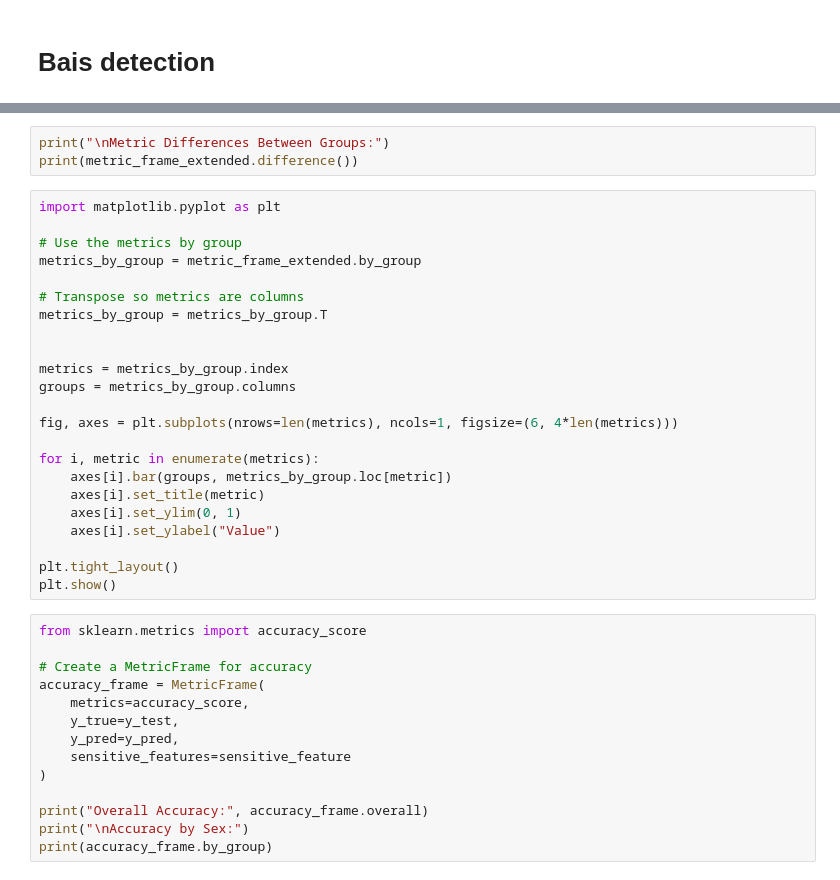
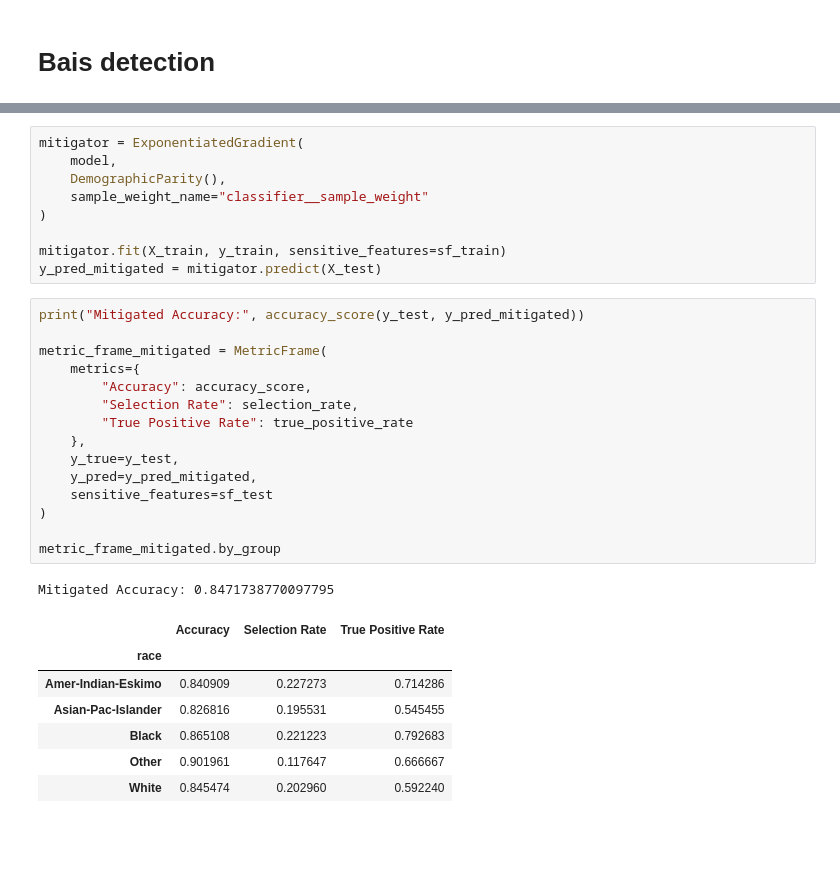
Before and after one commit to mananch1/AI-Ethics-SEM-6-Lab, a Jupyter notebook: ethics-in-ai-lab-1-income-census.ipynb, the cells around one changed output, grey strips where cells are left out. Drawn from its saved outputs; the diff is of its cells as text; blank space fills up the shorter version.

```diff
--- a/ethics-in-ai-lab-1-income-census.ipynb
+++ b/ethics-in-ai-lab-1-income-census.ipynb
@@ -132,40 +153,33 @@ print(metric_frame_extended.by_group)
-# %%
-print("\nMetric Differences Between Groups:")
-print(metric_frame_extended.difference())
-# %%
-import matplotlib.pyplot as plt
-
-# Use the metrics by group
-metrics_by_group = metric_frame_extended.by_group
-
-# Transpose so metrics are columns
-metrics_by_group = metrics_by_group.T
-
-
-metrics = metrics_by_group.index
-groups = metrics_by_group.columns
-
-fig, axes = plt.subplots(nrows=len(metrics), ncols=1, figsize=(6, 4*len(metrics)))
-
-for i, metric in enumerate(metrics):
-    axes[i].bar(groups, metrics_by_group.loc[metric])
-    axes[i].set_title(metric)
-    axes[i].set_ylim(0, 1)
-    axes[i].set_ylabel("Value")
-
-plt.tight_layout()
-plt.show()
-# %%
-from sklearn.metrics import accuracy_score
-
-# Create a MetricFrame for accuracy
-accuracy_frame = MetricFrame(
-    metrics=accuracy_score,
-    y_true=y_test,
-    y_pred=y_pred,
-    sensitive_features=sensitive_feature
-)
-
-print("Overall Accuracy:", accuracy_frame.overall)
-print("\nAccuracy by Sex:")
-print(accuracy_frame.by_group)
+# %%
+mitigator = ExponentiatedGradient(
+    model,
+    DemographicParity(),
+    sample_weight_name="classifier__sample_weight"
+)
+
+mitigator.fit(X_train, y_train, sensitive_features=sf_train)
+y_pred_mitigated = mitigator.predict(X_test)
+# %%
+print("Mitigated Accuracy:", accuracy_score(y_test, y_pred_mitigated))
+
+metric_frame_mitigated = MetricFrame(
+    metrics={
+        "Accuracy": accuracy_score,
+        "Selection Rate": selection_rate,
+        "True Positive Rate": true_positive_rate
+    },
+    y_true=y_test,
+    y_pred=y_pred_mitigated,
+    sensitive_features=sf_test
+)
+
+metric_frame_mitigated.by_group
+# %% [output]
+Mitigated Accuracy: 0.8471738770097795
+|  | Accuracy | Selection Rate | True Positive Rate |
+| race |  |  |  |
+| Amer-Indian-Eskimo | 0.840909 | 0.227273 | 0.714286 |
+| Asian-Pac-Islander | 0.826816 | 0.195531 | 0.545455 |
+| Black | 0.865108 | 0.221223 | 0.792683 |
+| Other | 0.901961 | 0.117647 | 0.666667 |
+| White | 0.845474 | 0.202960 | 0.592240 |
```
Also changed, not shown: parts of 13 cells of this notebook.
